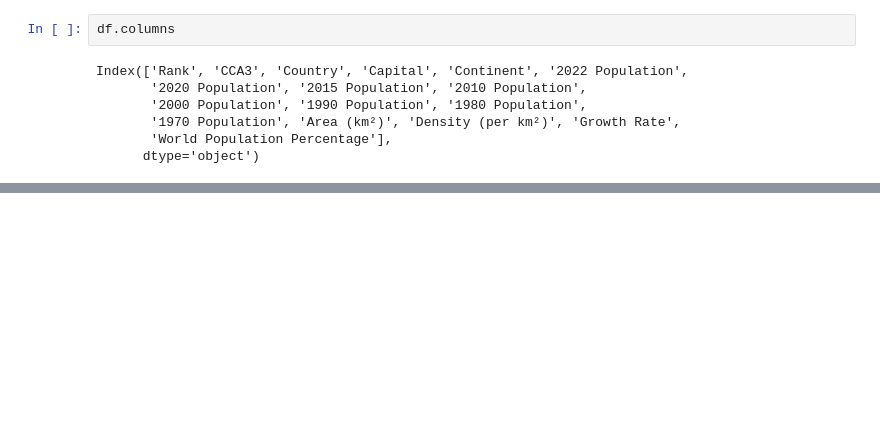
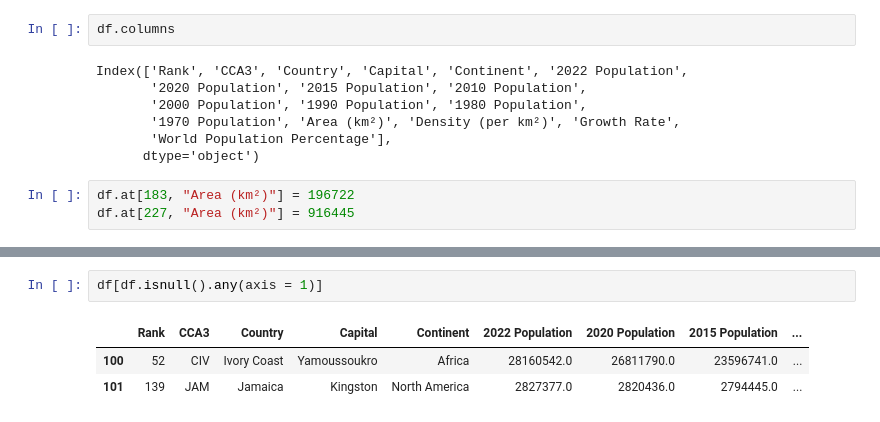
Before and after one commit to Octo-Data-Scientist/Data-Analysis, a Jupyter notebook: World Population/world_population.ipynb, the cells around one changed output, grey strips where cells are left out. Saved outputs shown, nothing was run; the diff lists cells and outputs as text; blank space fills up the shorter version.

```diff
--- a/World Population/world_population.ipynb
+++ b/World Population/world_population.ipynb
@@ -205,3 +204,6 @@ Index(['Rank', 'CCA3', 'Country', 'Capital', 'Continent', '2022 Population',
        '1970 Population', 'Area (km²)', 'Density (per km²)', 'Growth Rate',
        'World Population Percentage'],
       dtype='object')
+# %%
+df.at[183, "Area (km²)"] = 196722
+df.at[227, "Area (km²)"] = 916445
@@ -207,0 +221,6 @@ Index(['Rank', 'CCA3', 'Country', 'Capital', 'Continent', '2022 Population',
+# %%
+df[df.isnull().any(axis = 1)]
+# %% [output]
+|  | Rank | CCA3 | Country | Capital | Continent | 2022 Population | 2020 Population | 2015 Population | ... |
+| 100 | 52 | CIV | Ivory Coast | Yamoussoukro | Africa | 28160542.0 | 26811790.0 | 23596741.0 | ... |
+| 101 | 139 | JAM | Jamaica | Kingston | North America | 2827377.0 | 2820436.0 | 2794445.0 | ... |
```
Also changed, not shown: parts of 6 cells of this notebook.
